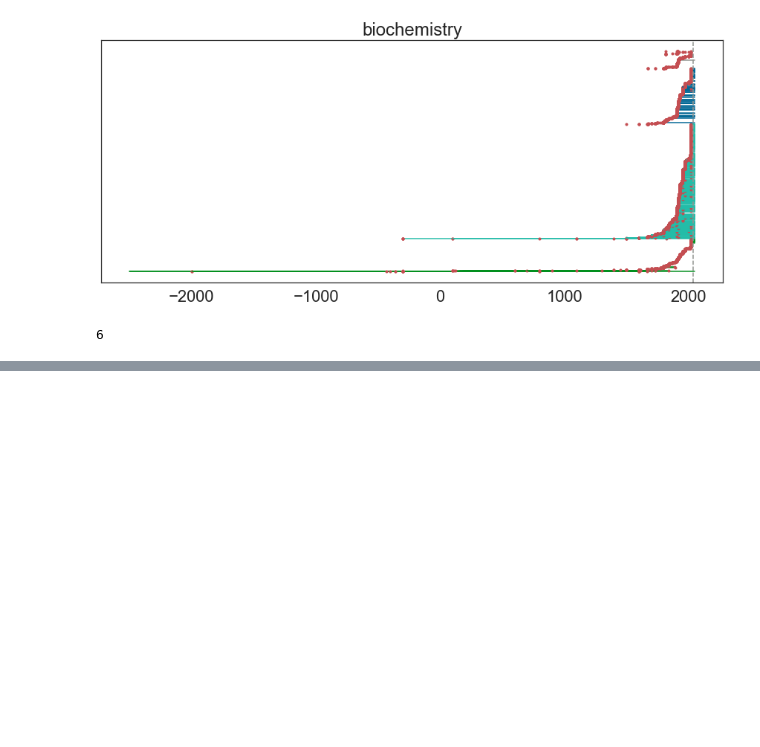
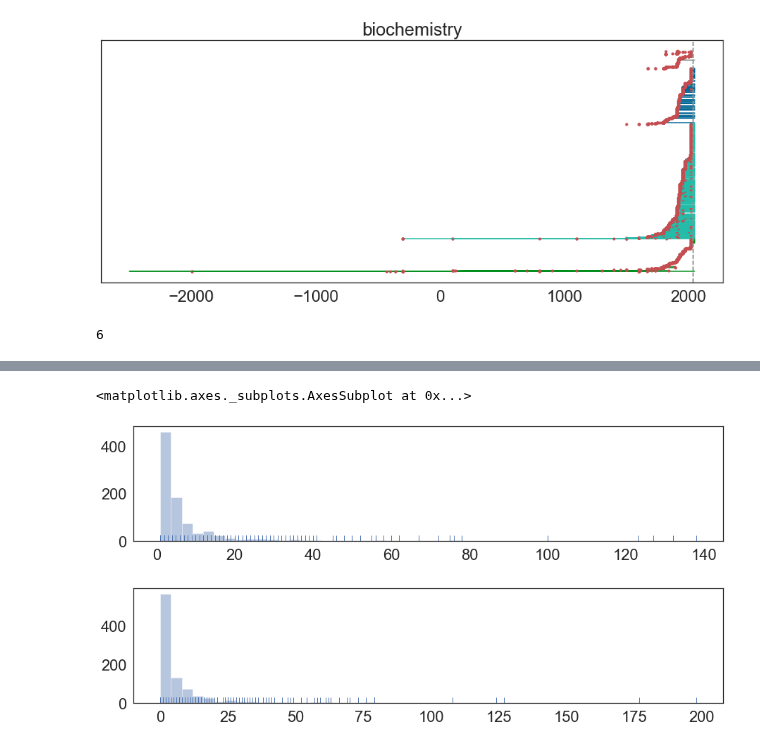
Before and after one commit to harangju/wikinet, a Jupyter notebook: test-persistent-homology.ipynb, the cells around one changed output, grey strips where cells are left out. Saved outputs shown, nothing was run; the diff lists cells and outputs as text; code cells hidden in the pictures; blank space fills up the shorter version.

```diff
--- a/test-persistent-homology.ipynb
+++ b/test-persistent-homology.ipynb
@@ -118,0 +117,9 @@ sns.barplot(x='names', y='value', hue='type', data=counts)
+# %%
+plt.figure(figsize=(15,3))
+sns.distplot([sum(x) for x in births.values()], kde=False, rug=True)
+plt.figure(figsize=(15,3))
+sns.distplot([sum(x) for x in deaths.values()], kde=False, rug=True)
+# %% [output]
+<matplotlib.axes._subplots.AxesSubplot at 0x...>
+[figure, added]
+[figure, added]
```
Also changed, not shown: parts of 9 cells of this notebook.
